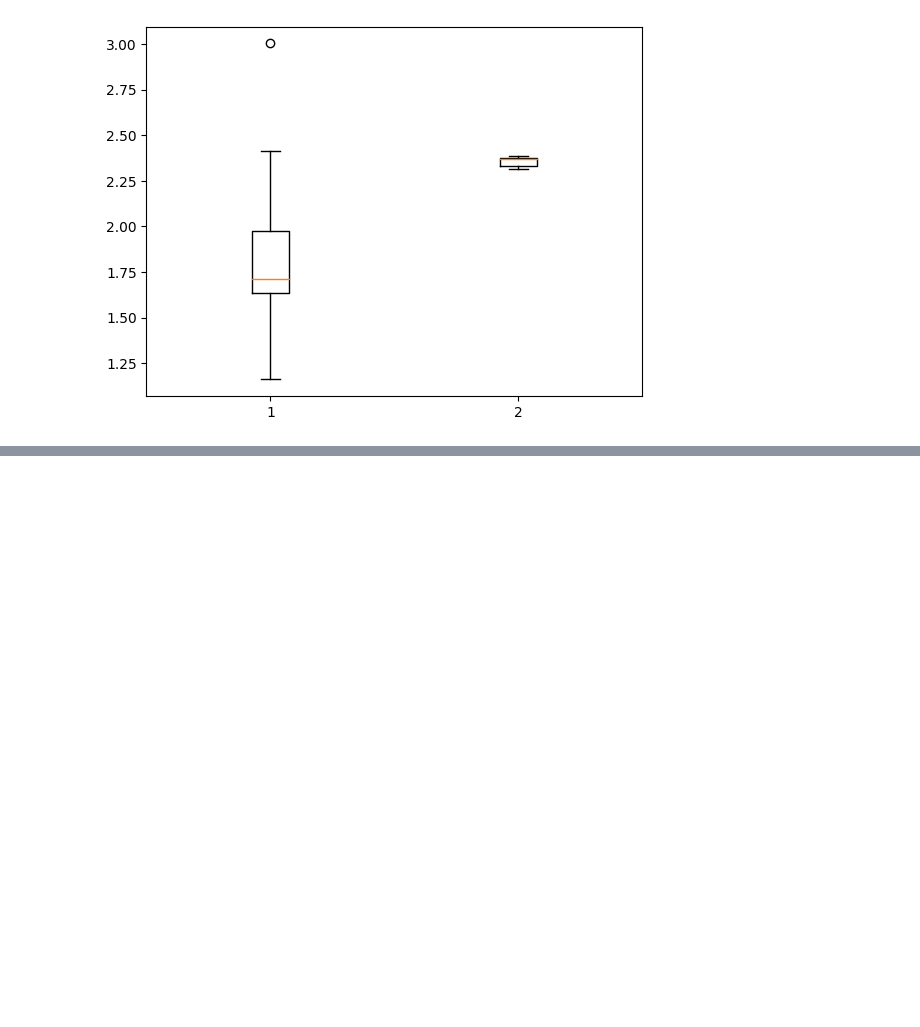
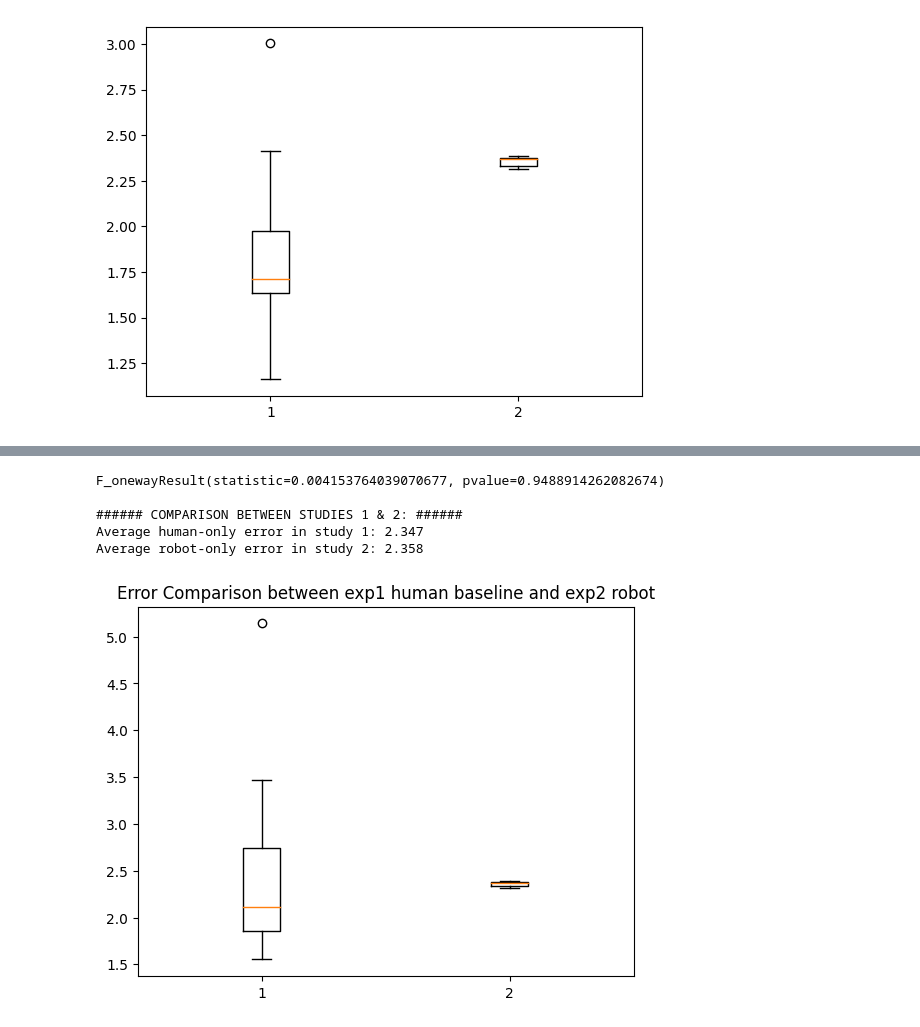
Before and after one commit to mpan31415/NoisyRobotCLTrust, a Jupyter notebook: studies_combined/py_analysis/hr_perf_comparison.ipynb, the cells around one changed output, grey strips where cells are left out. Saved outputs shown, nothing was run; the diff lists cells and outputs as text; code cells hidden in the pictures; blank space fills up the shorter version.

```diff
--- a/studies_combined/py_analysis/hr_perf_comparison.ipynb
+++ b/studies_combined/py_analysis/hr_perf_comparison.ipynb
@@ -8,6 +9,7 @@ STUDY2_RESULTS_PATH = getcwd() + "\\..\\..\\study2_results\\"
 # %%
 df1 = read_csv(STUDY1_RESULTS_PATH + "all_data.csv", index_col=False)
 df2 = read_csv(STUDY2_RESULTS_PATH + "all_data.csv", index_col=False)
+ti1 = read_csv(STUDY1_RESULTS_PATH + "traj_csv_logs\\tap_impact.csv", index_col=False)
 # %% [markdown]
 #### Compare the performance between {human-only} and {robot-only}.
 - We should expect to see similar performance, as the noisy robot should have a similar error magnitude as the human on average.
@@ -53,0 +80,25 @@ Average robot-only error: 2.358
+# %%
+exp1_human_list = ti1['base_err'].tolist()
+exp2_robot_list = df2[df2['autonomy']==0.0]['robot_traj_err'].tolist()
+
+e1 = sum(exp1_human_list) / len(exp1_human_list)
+e2 = sum(exp2_robot_list) / len(exp2_robot_list)
+
+res = f_oneway(exp1_human_list, exp2_robot_list)
+print(res)
+print("")
+
+print("###### COMPARISON BETWEEN STUDIES 1 & 2: ######")
+print("Average human-only error in study 1: %.3f" % e1)
+print("Average robot-only error in study 2: %.3f" % e2)
+
+plt.boxplot([exp1_human_list, exp2_robot_list])
+plt.title("Error Comparison between exp1 human baseline and exp2 robot")
+plt.show()
+# %% [output]
+F_onewayResult(statistic=0.004153764039070677, pvalue=0.9488914262082674)
+
+###### COMPARISON BETWEEN STUDIES 1 & 2: ######
+Average human-only error in study 1: 2.347
+Average robot-only error in study 2: 2.358
+[figure, added]
```
Also changed, not shown: parts of 3 cells of this notebook, 21 other files.
